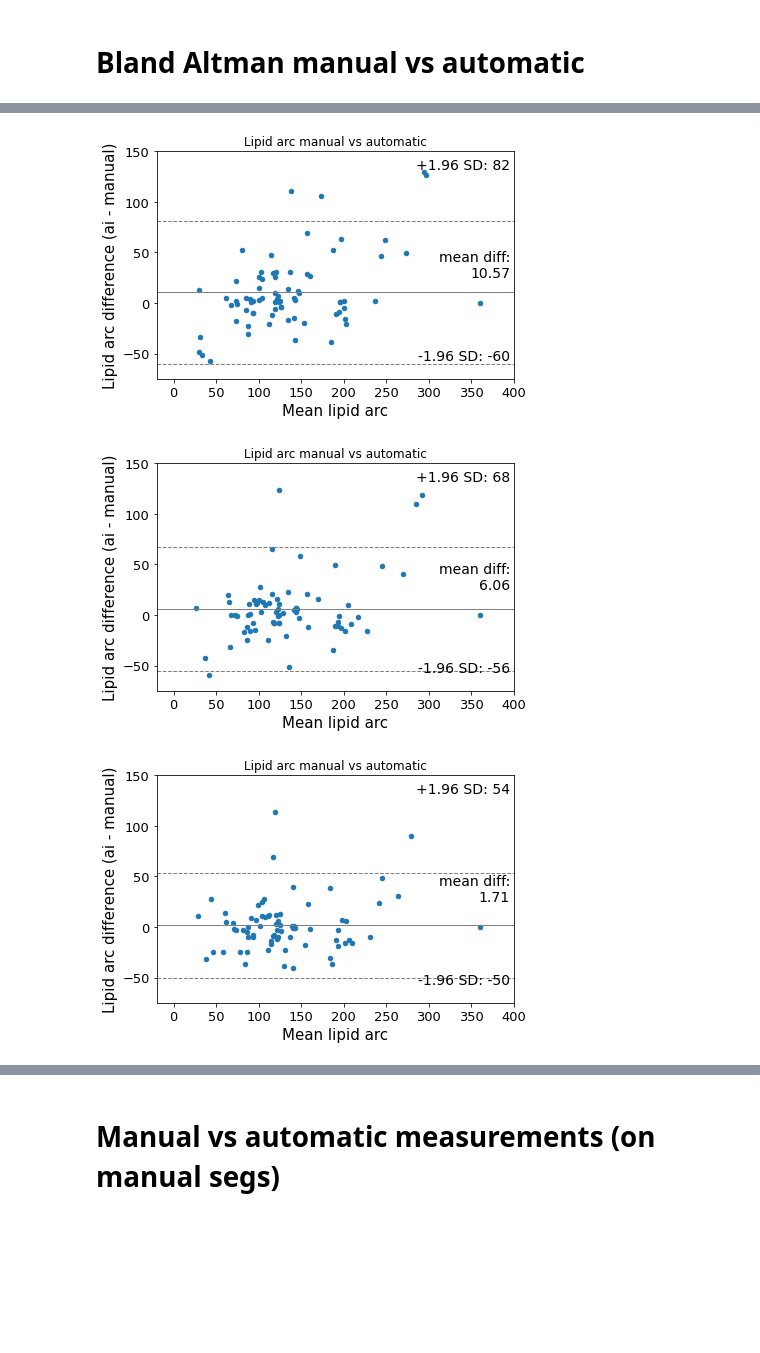
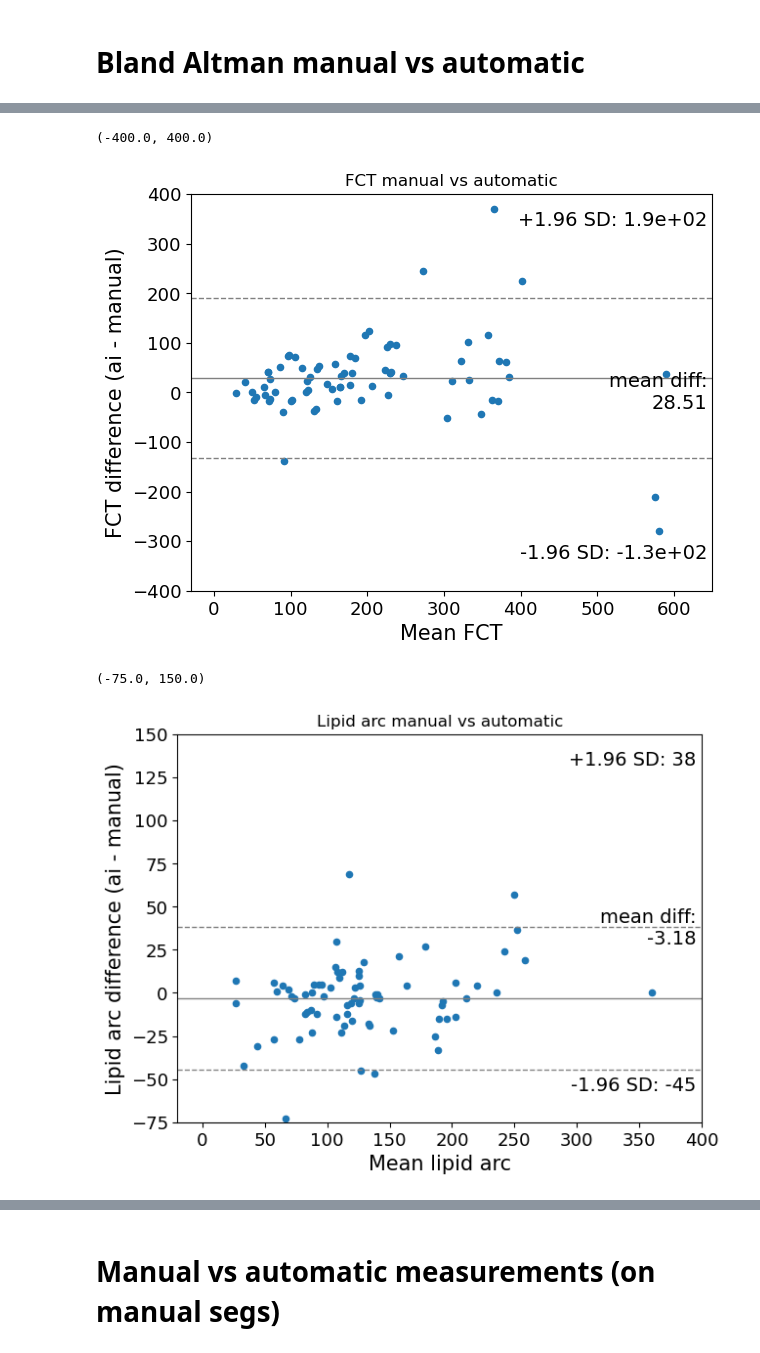
Before and after one commit to Gonzalo2408/CardiacOCT-project, a Jupyter notebook: metrics_build/plot_bland_altman.ipynb, the cells around one changed output, grey strips where cells are left out. Cells and saved outputs as stored; diff of their text form; code cells hidden in the pictures; blank space fills up the shorter version.

```diff
--- a/metrics_build/plot_bland_altman.ipynb
+++ b/metrics_build/plot_bland_altman.ipynb
@@ -7,0 +14,31 @@ pd.options.mode.chained_assignment = None
+# %%
+def get_data_filtered(test_sheet, type_manual, type_ai):
+
+    manual = test_sheet[type_manual]
+
+    ai = test_sheet[type_ai]
+
+    list_fp = []
+    list_fn = []
+    list_nulls = []
+    list_drops = []
+
+    for value in range(len(manual)):
+
+        if manual[value] == 0.0 and ai[value] != 0.0:
+            list_fp.append(value)
+
+        if manual[value] != 0.0 and ai[value] == 0.0:
+            list_fn.append(value)
+
+        if manual[value] == 0.0 and ai[value] == 0.0:
+            list_nulls.append(value)
+
+    list_drops.extend(list_fp)
+    list_drops.extend(list_fn)
+    list_drops.extend(list_nulls)
+
+    ai.drop(list_drops, inplace=True)
+    manual.drop(list_drops, inplace=True)
+
+    return manual, ai
@@ -82,8 +90,29 @@ plot_ba(preds_excel_test3, 'FCT')
-# %%
-plot_ba(preds_excel_test1, 'lipid_arc')
-plot_ba(preds_excel_test2, 'lipid_arc')
-plot_ba(preds_excel_test3, 'lipid_arc')
-# %% [output]
-[figure, removed]
-[figure, removed]
-[figure, removed]
+# %%
+manual_fct, ai_fct_model3 = get_data_filtered(measurements, 'FCT manual', 'FCT model 3 2D')
+
+fig, axes = plt.subplots()
+
+sm.graphics.mean_diff_plot(ai_fct_model3, manual_fct, ax = axes)
+plt.xlabel('Mean FCT')
+plt.ylabel('FCT difference (ai - manual)')
+plt.title('FCT manual vs automatic')
+plt.xlim(-30, 650)
+plt.ylim(-400, 400)
+# %% [output]
+(-400.0, 400.0)
+[figure, added]
+# %%
+manual_arc, ai_arc_model3 = get_data_filtered(measurements, 'Lipid arc manual', 'Lipid arc model 3 2D')
+
+
+fig, axes = plt.subplots()
+
+sm.graphics.mean_diff_plot(ai_arc_model3, manual_arc, ax = axes)
+plt.xlabel('Mean lipid arc')
+plt.ylabel('Lipid arc difference (ai - manual)')
+plt.title('Lipid arc manual vs automatic')
+plt.xlim(-20, 400)
+plt.ylim(-75, 150)
+# %% [output]
+(-75.0, 150.0)
+[figure, added]
```
Also changed, not shown: parts of 29 cells of this notebook, 33 other files.
